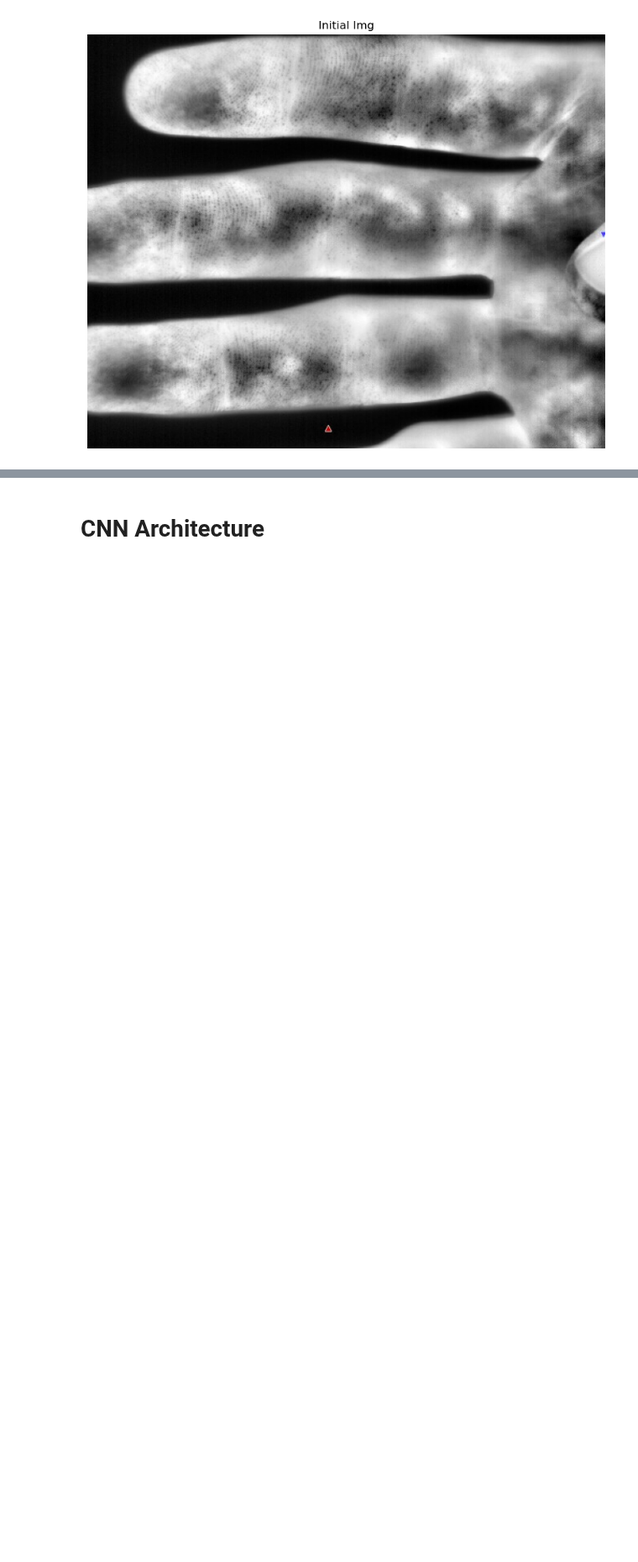
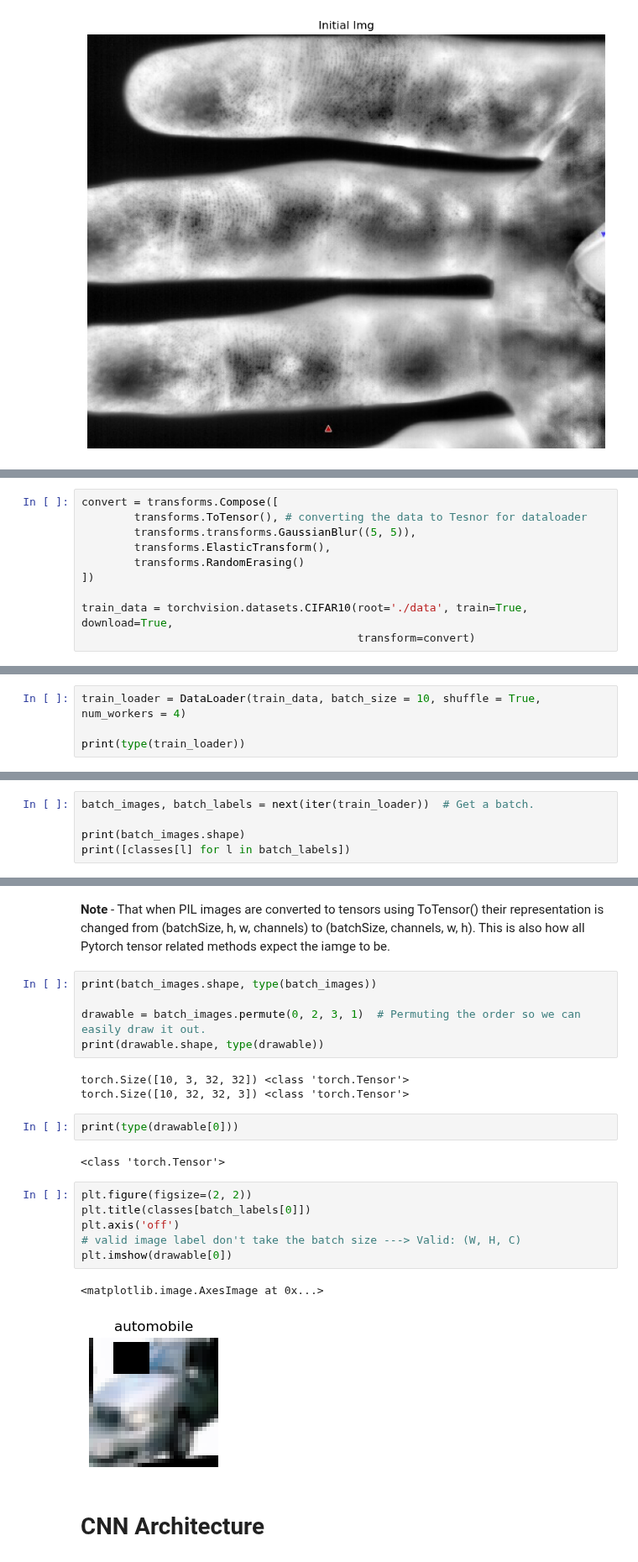
Before and after one commit to UArizonaCB2/sweat-pore-activation, a Jupyter notebook: notebooks/NeuralNetworks.ipynb, the cells around one changed output, grey strips where cells are left out. Shown at 84% size. Cells and saved outputs as stored; diff of their text form; blank space fills up the shorter version.

```diff
--- a/notebooks/NeuralNetworks.ipynb
+++ b/notebooks/NeuralNetworks.ipynb
@@ -96,0 +129,10 @@ Total amount of imported iamges: 50000
+# %%
+convert = transforms.Compose([
+        transforms.ToTensor(), # converting the data to Tesnor for dataloader
+        transforms.transforms.GaussianBlur((5, 5)),
+        transforms.ElasticTransform(),
+        transforms.RandomErasing()
+])
+
+train_data = torchvision.datasets.CIFAR10(root='./data', train=True, download=True,
+                                          transform=convert)
@@ -96,0 +143,4 @@ Total amount of imported iamges: 50000
+# %%
+train_loader = DataLoader(train_data, batch_size = 10, shuffle = True, num_workers = 4)
+
+print(type(train_loader))
@@ -96,0 +151,5 @@ Total amount of imported iamges: 50000
+# %%
+batch_images, batch_labels = next(iter(train_loader))  # Get a batch.
+
+print(batch_images.shape)
+print([classes[l] for l in batch_labels])
@@ -97,2 +174,25 @@ Total amount of imported iamges: 50000
+# %% [markdown]
+**Note** - That when PIL images are converted to tensors using ToTensor() their representation is changed from (batchSize, h, w, channels) to (batchSize, channels, w, h). This is also how all Pytorch tensor related methods expect the iamge to be.
+# %%
+print(batch_images.shape, type(batch_images))
+
+drawable = batch_images.permute(0, 2, 3, 1)  # Permuting the order so we can easily draw it out.
+print(drawable.shape, type(drawable))
+# %% [output]
+torch.Size([10, 3, 32, 32]) <class 'torch.Tensor'>
+torch.Size([10, 32, 32, 3]) <class 'torch.Tensor'>
+# %%
+print(type(drawable[0]))
+# %% [output]
+<class 'torch.Tensor'>
+# %%
+plt.figure(figsize=(2, 2))
+plt.title(classes[batch_labels[0]])
+plt.axis('off')
+# valid image label don't take the batch size ---> Valid: (W, H, C)
+plt.imshow(drawable[0])
+# %% [output]
+<matplotlib.image.AxesImage at 0x...>
+[figure, added]
 # %% [markdown]
 # CNN Architecture
```
Also changed, not shown: parts of 28 cells of this notebook, 8 other files.
